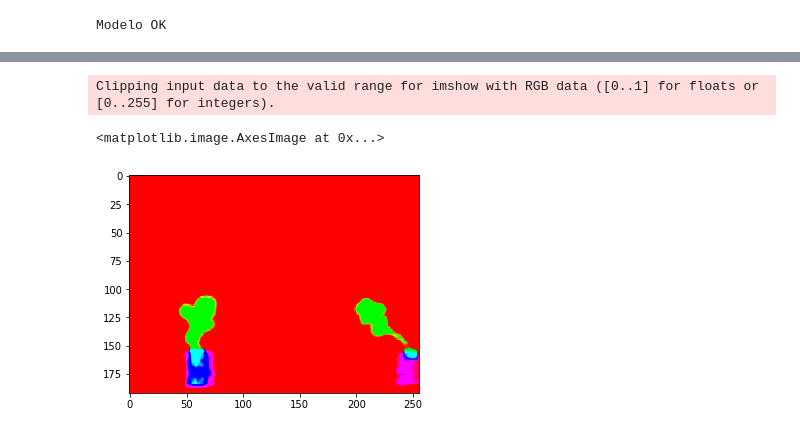
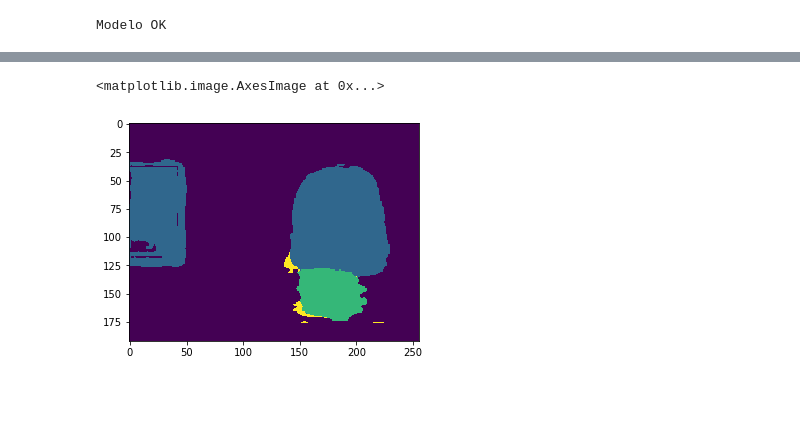
Before and after one commit to RodrigoAgronomia/smart_tmp, a Jupyter notebook: python/Tracking_Train_Model.ipynb, the cells around one changed output, grey strips where cells are left out. Drawn from its saved outputs; the diff is of its cells as text; code cells hidden in the pictures; blank space fills up the shorter version.

Commit message:
Model 3d using ESPNET

```diff
--- a/python/Tracking_Train_Model.ipynb
+++ b/python/Tracking_Train_Model.ipynb
@@ -229,9 +210,9 @@ val_loader = torch.utils.data.DataLoader(val_dataset,
                          )
 # %%
 # Atribui o modelo
-model = net.EESPNet_Seg(3, s=0.5, pretrained='', gpus=1)
+model = net.EESPNet_Seg(4, s=0.5, pretrained='', gpus=1)
 model = model.to(device)
-model.load_state_dict(torch.load('../data/Tracking.pth', map_location=device))
+# model.load_state_dict(torch.load('../data/Trackingf.pth', map_location=device))
 
 print(count_parameters(model))
 # %% [output]
@@ -245,7 +226,7 @@ min_loss = 1e9
 bad_epochs = 0
 
 liveloss = PlotLosses()
-for epoch in range(1000):
+for epoch in range(100):
     bad_epochs += 1
     start_time = time.time()
     epoch_loss = []
@@ -284,7 +265,7 @@ for epoch in range(1000):
     time_taken = time.time() - start_time
 
     #save the model
-    model_file_name = '../data/Tracking.pth'
+    model_file_name = '../data/Trackingff.pth'
     if val_loss < min_loss:
         torch.save(model.state_dict(), model_file_name)
         min_loss = val_loss
@@ -308,6 +289,6 @@ KeyboardInterrupt: ignored
 # %%
 # Carrega os pesos de um modelo salvo
-# model.load_state_dict(torch.load('../data/Tracking.pth', map_location=device))
+model.load_state_dict(torch.load('../data/Trackingff.pth', map_location=device))
 
 # Coloca em modo de avaliação
 model.eval()
@@ -340,5 +321,5 @@ time:1.05
 # %%
-idx = 20
+idx = 25
 im = train_dataset.__back_transform__(x_obs[idx].copy())
 plt.imshow(im[:,:,[2,1,0]])
 # %% [output]
@@ -352,7 +333,6 @@ plt.imshow(y_obs[idx])
 # %%
 imp = np.moveaxis(y_preds[idx].copy(), 0, 2)
-plt.imshow(imp)
+plt.imshow(imp.argmax(2))
 # %% [output]
-Clipping input data to the valid range for imshow with RGB data ([0..1] for floats or [0..255] for integers).
+<matplotlib.image.AxesImage at 0x...>
-<matplotlib.image.AxesImage at 0x...>
-[figure, old version]
+[figure, new version]
```
Also changed, not shown: parts of 14 cells of this notebook, 11 other files.
